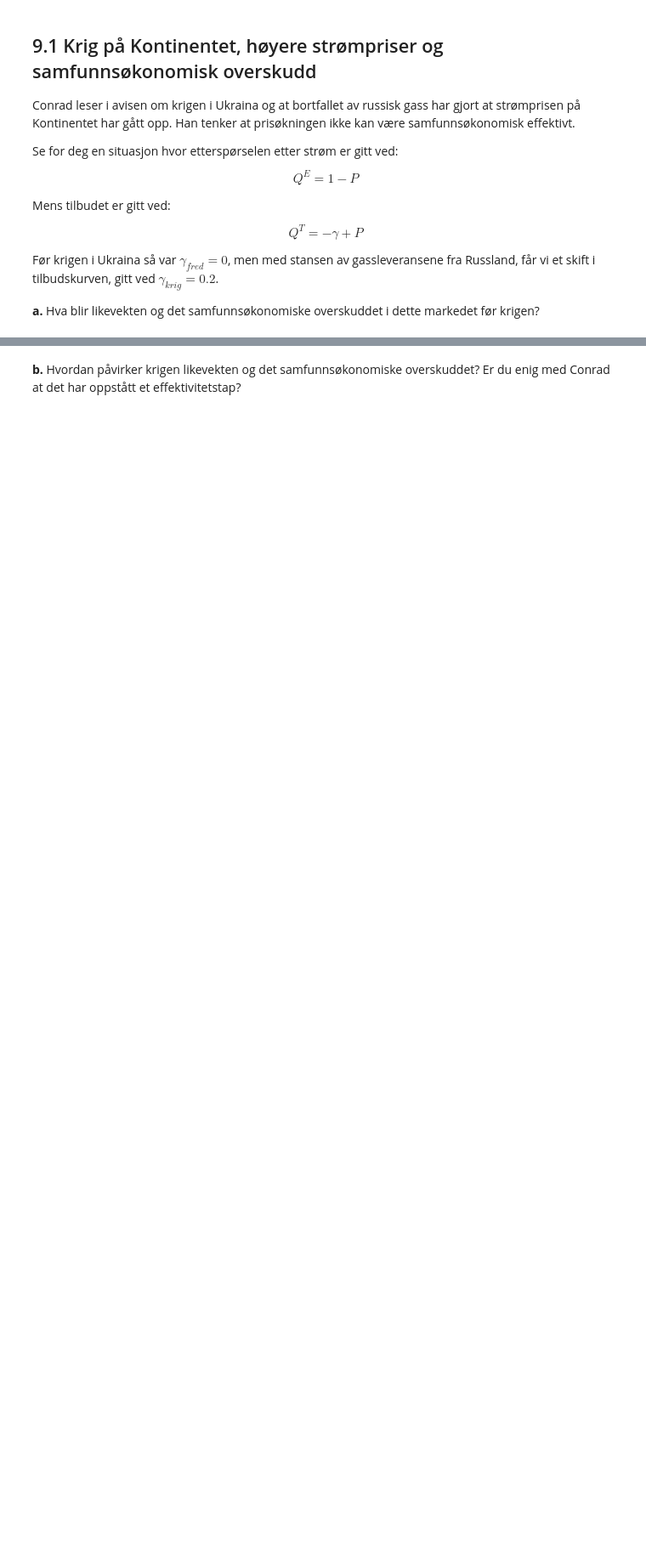
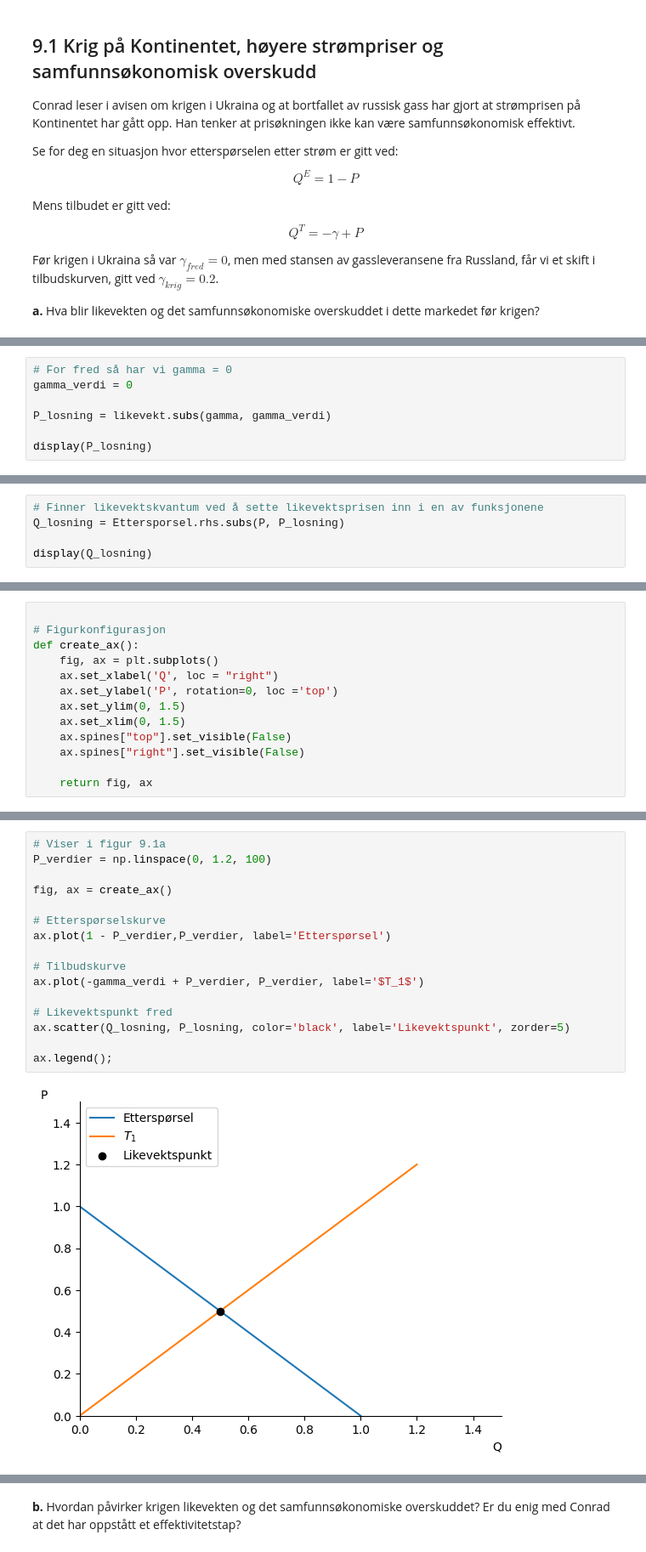
Before and after one commit to uit-sok-1303-v26/uit-sok-1303.v26.github.io, a Jupyter notebook: Markedsteori - Kapittel 9.ipynb, the cells around one changed output, grey strips where cells are left out. Shown at 85% size. Saved outputs shown, nothing was run; the diff lists cells and outputs as text; blank space fills up the shorter version.

```diff
--- a/Markedsteori - Kapittel 9.ipynb
+++ b/Markedsteori - Kapittel 9.ipynb
@@ -287,0 +313,7 @@ Før krigen i Ukraina så var $\gamma_{fred} = 0$, men med stansen av gasslevera
+# %%
+# For fred så har vi gamma = 0
+gamma_verdi = 0
+
+P_losning = likevekt.subs(gamma, gamma_verdi)
+
+display(P_losning)
@@ -287,0 +322,5 @@ Før krigen i Ukraina så var $\gamma_{fred} = 0$, men med stansen av gasslevera
+# %%
+# Finner likevektskvantum ved å sette likevektsprisen inn i en av funksjonene
+Q_losning = Ettersporsel.rhs.subs(P, P_losning)
+
+display(Q_losning)
@@ -288 +329,13 @@ Før krigen i Ukraina så var $\gamma_{fred} = 0$, men med stansen av gasslevera
 # %%
+
+# Figurkonfigurasjon
+def create_ax():
+    fig, ax = plt.subplots()
+    ax.set_xlabel('Q', loc = "right")
+    ax.set_ylabel('P', rotation=0, loc ='top')
+    ax.set_ylim(0, 1.5)
+    ax.set_xlim(0, 1.5)
+    ax.spines["top"].set_visible(False)
+    ax.spines["right"].set_visible(False)
+
+    return fig, ax
@@ -294,0 +380,18 @@ $\displaystyle \frac{1}{4}$
+# %%
+# Viser i figur 9.1a
+P_verdier = np.linspace(0, 1.2, 100)
+
+fig, ax = create_ax()
+
+# Etterspørselskurve
+ax.plot(1 - P_verdier,P_verdier, label='Etterspørsel')
+
+# Tilbudskurve
+ax.plot(-gamma_verdi + P_verdier, P_verdier, label='$T_1$')
+
+# Likevektspunkt fred
+ax.scatter(Q_losning, P_losning, color='black', label='Likevektspunkt', zorder=5)
+
+ax.legend();
+# %% [output]
+[figure, added]
```
Also changed, not shown: parts of 27 cells of this notebook.
